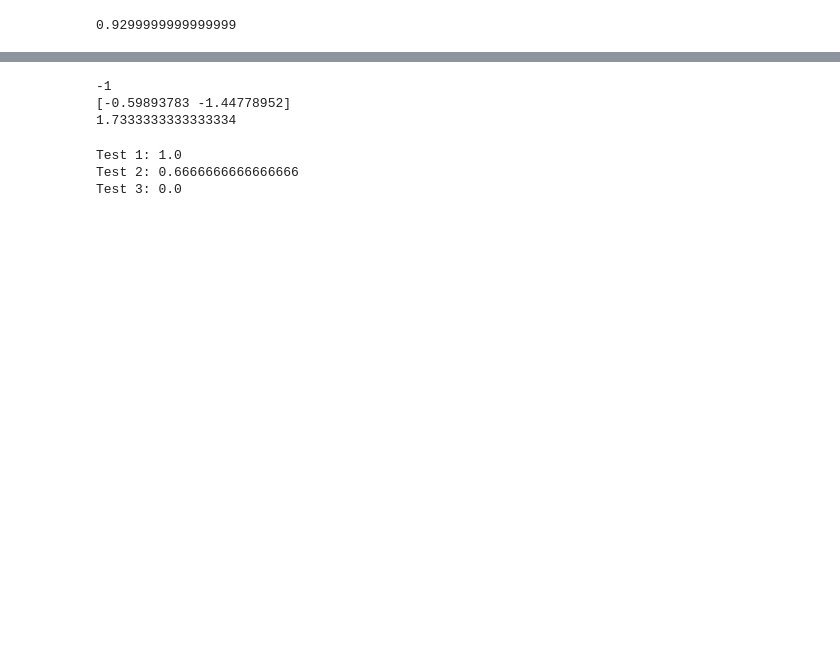
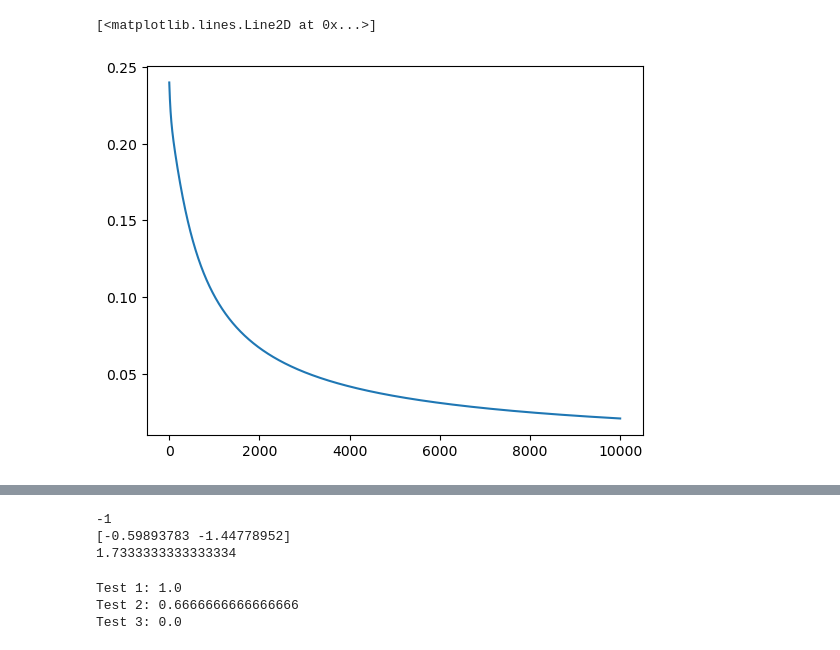
Before and after one commit to PedroEBit/Neural-Networks, a Jupyter notebook: perceptron/single-perceptron.ipynb, the cells around one changed output, grey strips where cells are left out. Cells and saved outputs as stored; diff of their text form; code cells hidden in the pictures; blank space fills up the shorter version.

```diff
--- a/perceptron/single-perceptron.ipynb
+++ b/perceptron/single-perceptron.ipynb
@@ -79,4 +115,5 @@ class perceptron:
 # %%
 p = perceptron(2)
-p.update_weights(nodes, sigmoidFunction())
+loss_history = p.train(nodes, sigmoidFunction(), 0.1, 10001)
+plt.plot(loss_history)
 # %% [output]
@@ -85,4 +131,2 @@ weights: [-2.53337067 -0.85164004], bias: [0.48469709]
+[<matplotlib.lines.Line2D at 0x...>]
+[figure, added]
-# %%
-27.9 / 30
-# %% [output]
-0.9299999999999999
```
Also changed, not shown: parts of 7 cells of this notebook.
